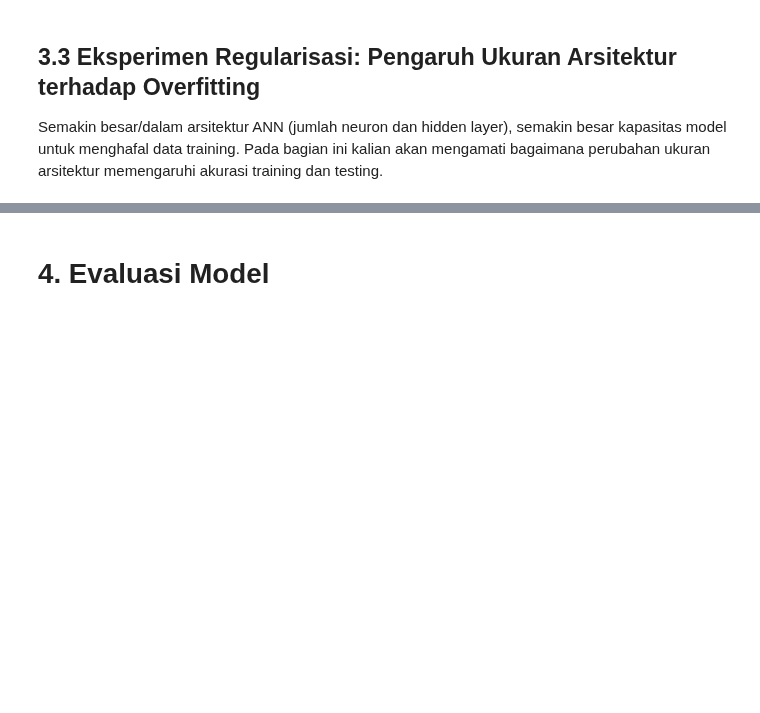
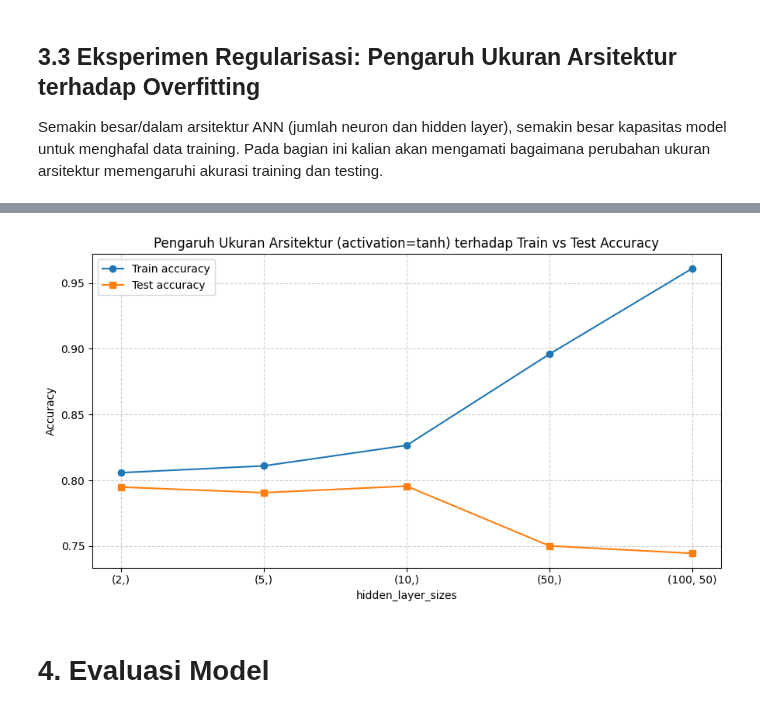
Before and after one commit to hilalbosss/Modul-Praktikum-ML-RKA, a Jupyter notebook: 4. SVM, ANN/ANN_NRP.ipynb, the cells around one changed output, grey strips where cells are left out. Cells and saved outputs as stored; diff of their text form; code cells hidden in the pictures; blank space fills up the shorter version.

```diff
--- a/4. SVM, ANN/ANN_NRP.ipynb
+++ b/4. SVM, ANN/ANN_NRP.ipynb
@@ -65,3 +340,8 @@ Bangun model MLPClassifier sederhana dengan satu hidden layer sebagai baseline.
 # %%
 # Inisialisasi dan latih model MLPClassifier dengan satu hidden layer (misalnya hidden_layer_sizes=(10,))
 # dan activation='relu' menggunakan train set (yang sudah discaling).
+mlp_base = MLPClassifier(hidden_layer_sizes=(10,), activation="relu", max_iter=500, random_state=42)
+mlp_base.fit(X_train_scaled, y_train)
+print("Model baseline selesai dilatih.")
+print(mlp_base)
+print("Iterasi aktual (n_iter_):", mlp_base.n_iter_, "| loss akhir:", round(mlp_base.loss_, 4))
@@ -76,3 +368,10 @@ Fungsi aktivasi menentukan bagaimana neuron "mengaktivasikan" keluarannya dan me
 # Latih beberapa model MLPClassifier dengan arsitektur yang sama, tetapi activation berbeda:
 # 'relu', 'tanh', dan 'logistic'.
 # Gunakan hyperparameter lain yang sama (hidden_layer_sizes, max_iter, random_state) agar perbandingan adil.
+activations = ["relu", "tanh", "logistic"]
+models_act = {}
+for act in activations:
+    model = MLPClassifier(hidden_layer_sizes=(10,), activation=act, max_iter=500, random_state=42)
+    model.fit(X_train_scaled, y_train)
+    models_act[act] = model
+    print(f"activation={act} selesai | n_iter={model.n_iter_} | loss={model.loss_:.4f}")
@@ -87,3 +411,10 @@ Semakin besar/dalam arsitektur ANN (jumlah neuron dan hidden layer), semakin bes
 # Latih beberapa model MLPClassifier dengan variasi hidden_layer_sizes,
 # misalnya (2,), (5,), (10,), (50,), (100, 50).
 # Gunakan activation terbaik dari hasil eksperimen 3.2, dan hyperparameter lain yang sama.
+arch_list = [(2,), (5,), (10,), (50,), (100, 50)]
+models_arch = {}
+for arch in arch_list:
+    model = MLPClassifier(hidden_layer_sizes=arch, activation=best_act, max_iter=500, random_state=42)
+    model.fit(X_train_scaled, y_train)
+    models_arch[str(arch)] = model
+    print(f"arch={str(arch):<10} selesai | n_iter={model.n_iter_} | loss={model.loss_:.4f}")
@@ -92,0 +427,11 @@ Semakin besar/dalam arsitektur ANN (jumlah neuron dan hidden layer), semakin bes
+# %%
+# Hitung akurasi pada train set dan test set untuk setiap arsitektur yang dicoba.
+# Simpan hasilnya dalam list atau dictionary agar mudah diplot.
+arch_labels = [str(a) for a in arch_list]
+train_acc_arch = [accuracy_score(y_train, models_arch[a].predict(X_train_scaled)) for a in arch_labels]
+test_acc_arch = [accuracy_score(y_test, models_arch[a].predict(X_test_scaled)) for a in arch_labels]
+
+results_arch = pd.DataFrame({"arch": arch_labels, "train_acc": train_acc_arch, "test_acc": test_acc_arch})
+display(results_arch.round(4))
+for a, tr, te in zip(arch_labels, train_acc_arch, test_acc_arch):
+    print(f"arch={a:<10} | train={tr:.4f} | test={te:.4f}")
@@ -93,6 +450,20 @@ Semakin besar/dalam arsitektur ANN (jumlah neuron dan hidden layer), semakin bes
 # %%
 # Plot grafik akurasi training vs testing terhadap ukuran arsitektur dalam satu chart.
 # Amati pada arsitektur seberapa besar model mulai menunjukkan gejala overfitting
 # (akurasi training terus naik, sementara akurasi testing mulai stagnan atau menurun).
+x = np.arange(len(arch_labels))
+plt.figure(figsize=(9, 5))
+plt.plot(x, train_acc_arch, marker="o", label="Train accuracy")
+plt.plot(x, test_acc_arch, marker="s", label="Test accuracy")
+plt.xticks(x, arch_labels)
+plt.xlabel("hidden_layer_sizes")
+plt.ylabel("Accuracy")
+plt.title(f"Pengaruh Ukuran Arsitektur (activation={best_act}) terhadap Train vs Test Accuracy")
+plt.grid(True, linestyle="--", alpha=0.6)
+plt.legend()
+plt.tight_layout()
+plt.show()
+# %% [output]
+[figure, added]
 # %% [markdown]
 # 4. Evaluasi Model
```
Also changed, not shown: parts of 34 cells of this notebook, 3 other files.
